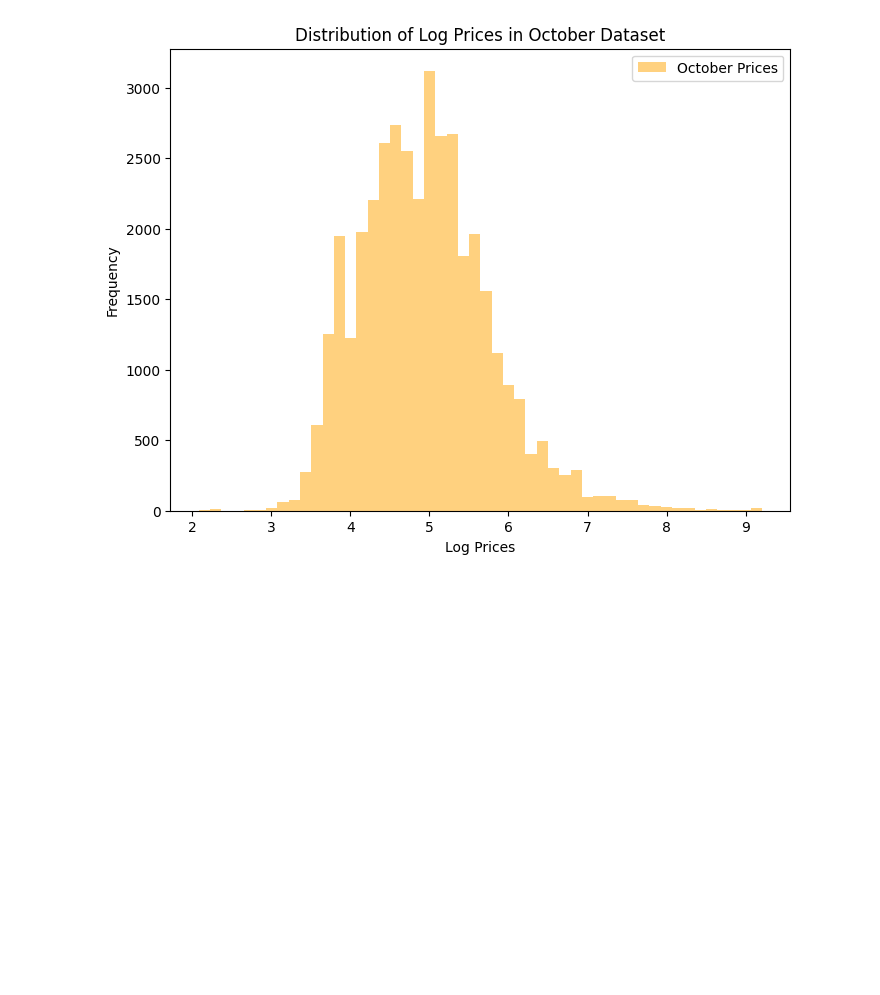
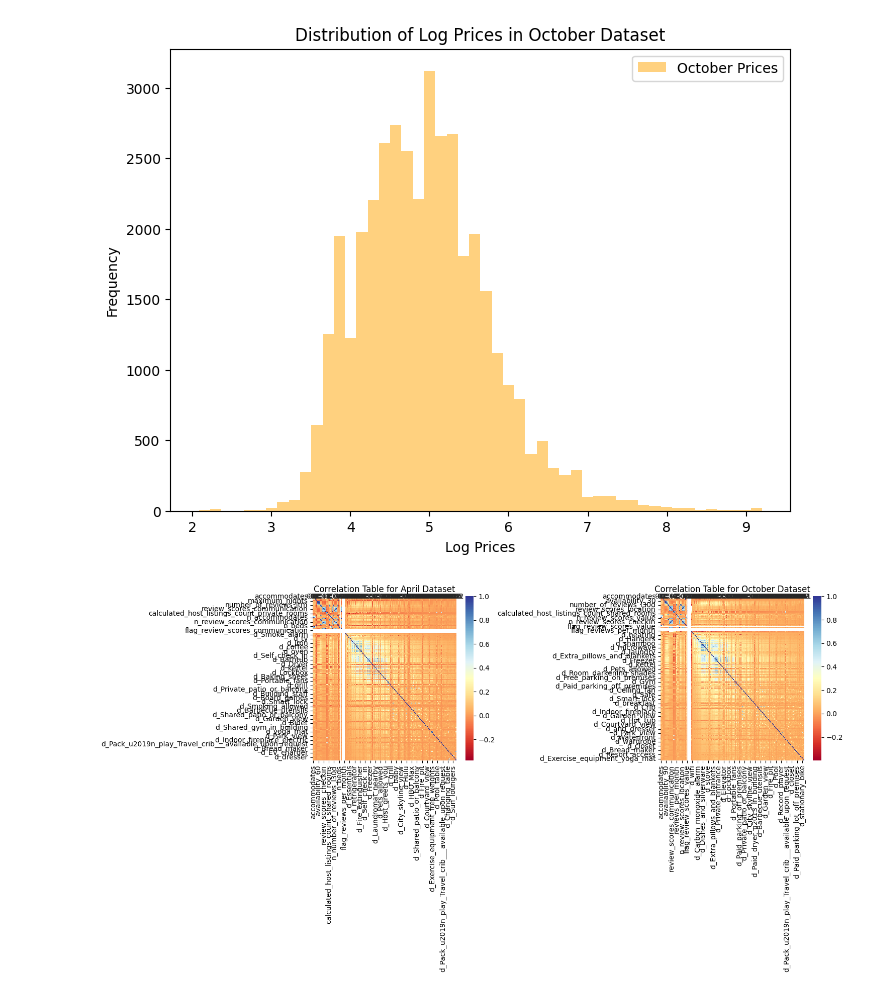
Before and after one commit to Jacopo21/AirbPrice_ML, a Jupyter notebook: visualisations.ipynb, the cells around one changed output. Saved outputs shown, nothing was run; the diff lists cells and outputs as text; code cells hidden in the pictures; blank space fills up the shorter version.

```diff
--- a/visualisations.ipynb
+++ b/visualisations.ipynb
@@ -75,6 +75,32 @@ plt.show()
 # %% [output]
 [figure]
 [figure]
+# %%
+apr = pd.DataFrame(apr)
+oct = pd.DataFrame(oct)
+
+apr_numeric = apr.select_dtypes(include=['float64', 'int64'])
+oct_numeric = oct.select_dtypes(include=['float64', 'int64'])
+
+# Calculate correlation matrices for April and October datasets
+apr_corr = apr_numeric.corr()
+oct_corr = oct_numeric.corr()
+
+# Create a grid of subplots
+fig, axs = plt.subplots(1, 2, figsize=(15, 8))
+
+# Plot correlation matrix for April dataset
+sns.heatmap(apr_corr, annot=True, cmap='RdYlBu', fmt=".2f", ax=axs[0])
+axs[0].set_title('Correlation Table for April Dataset')
+
+# Plot correlation matrix for October dataset
+sns.heatmap(oct_corr, annot=True, cmap='RdYlBu', fmt=".2f", ax=axs[1])
+axs[1].set_title('Correlation Table for October Dataset')
+
+plt.tight_layout()
+plt.show()
+# %% [output]
+[figure, added]
 # %%
 apr_numeric = apr.select_dtypes(include=['float64', 'int64'])
 oct_numeric = oct.select_dtypes(include=['float64', 'int64'])
```
Also changed, not shown: parts of 3 cells of this notebook, 4 other files.
